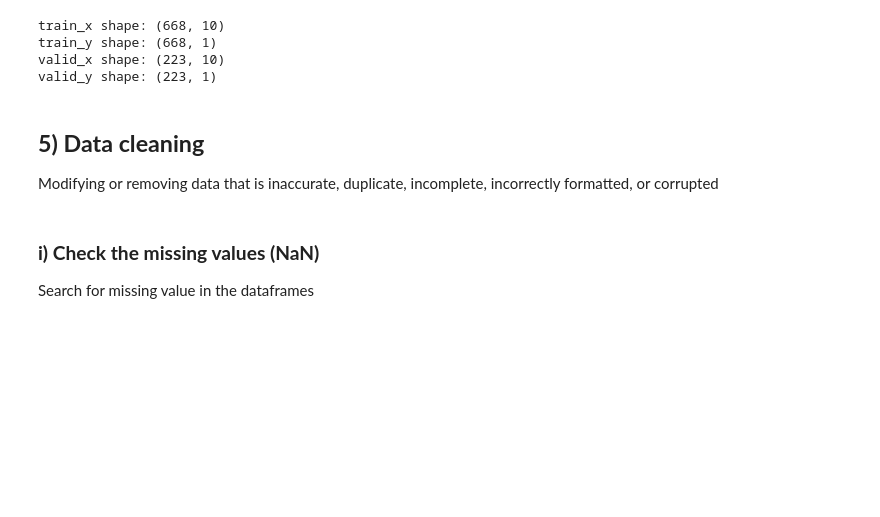
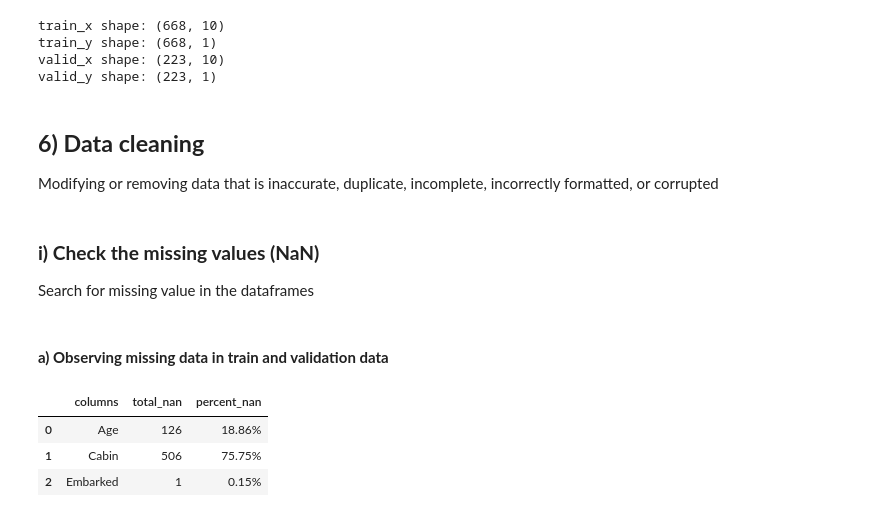
Before and after one commit to denis-spe/titanic, a Jupyter notebook: survival_with_py.ipynb, the cells around one changed output. Saved outputs shown, nothing was run; the diff lists cells and outputs as text; code cells hidden in the pictures; blank space fills up the shorter version.

```diff
--- a/survival_with_py.ipynb
+++ b/survival_with_py.ipynb
@@ -297,7 +304,7 @@ train_y shape: (668, 1)
 valid_x shape: (223, 10)
 valid_y shape: (223, 1)
 # %% [markdown]
-<h2 style="font-weight: bold;">5) Data cleaning</h2>
+<h2 style="font-weight: bold;">6) Data cleaning</h2>
 <p>Modifying or removing data that is inaccurate, duplicate, incomplete, incorrectly formatted, or corrupted</p>
 # %% [markdown]
 <h3 style="font-weight: bold;">i) Check the missing values (NaN)</h3>
@@ -337,0 +363,9 @@ def check_n_NaN(data: pd.DataFrame, only_nan: bool=True) -> pd.DataFrame:
+# %% [markdown]
+<h4 style="font-weight: bold;">a) Observing missing data in train and validation data</h4>
+# %%
+check_n_NaN(train_x)
+# %% [output]
+|  | columns | total_nan | percent_nan |
+| 0 | Age | 126 | 18.86% |
+| 1 | Cabin | 506 | 75.75% |
+| 2 | Embarked | 1 | 0.15% |
```
Also changed, not shown: parts of 9 cells of this notebook.
